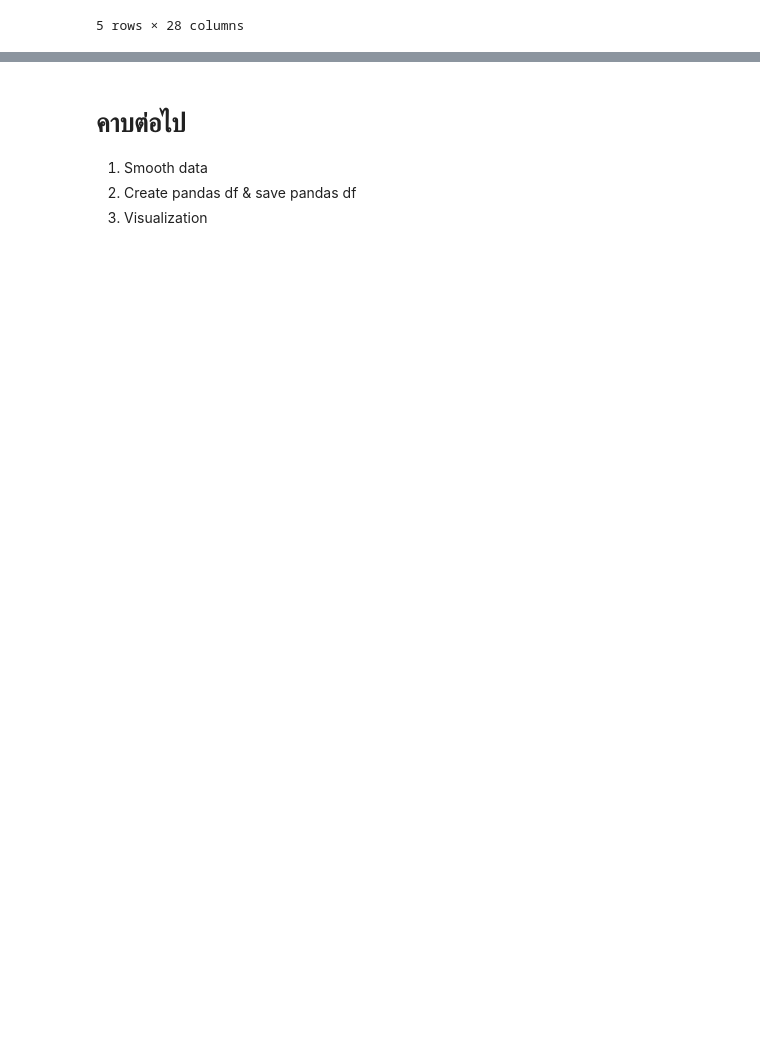
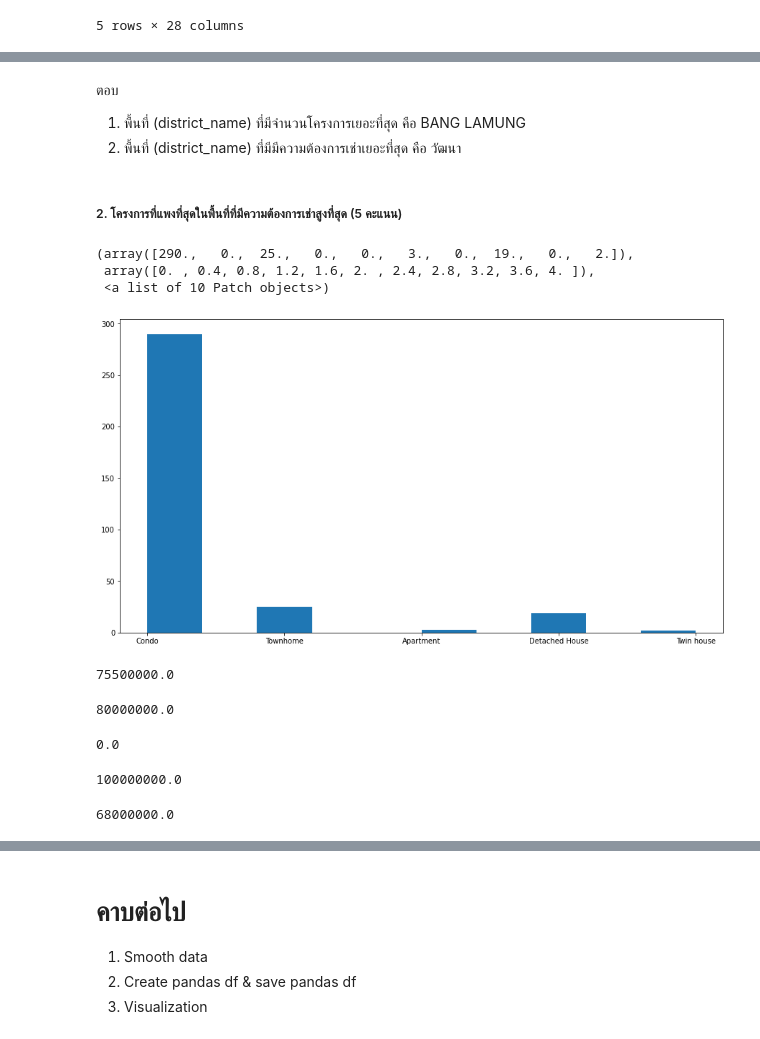
Before and after one commit to rattapornsupama/DPDM65, a Jupyter notebook: preprocessing.ipynb, the cells around one changed output, grey strips where cells are left out. Saved outputs shown, nothing was run; the diff lists cells and outputs as text; code cells hidden in the pictures; blank space fills up the shorter version.

```diff
--- a/preprocessing.ipynb
+++ b/preprocessing.ipynb
@@ -845,0 +916,2 @@ unit_df.head()
+# %%
+project_df['price_min'] = pd.to_numeric(project_df['price_min'],errors='coerce')
@@ -845,0 +975,35 @@ unit_df.head()
+# %% [markdown]
+ตอบ
+1. พื้นที่ (district_name) ที่มีจำนวนโครงการเยอะที่สุด คือ BANG LAMUNG
+2. พื้นที่ (district_name) ที่มีมีความต้องการเช่าเยอะที่สุด คือ วัฒนา
+# %% [markdown]
+##### 2. โครงการที่แพงที่สุดในพื้นที่ที่มีความต้องการเช่าสูงที่สุด (5 คะแนน)
+# %%
+project_dfwtn=project_df[project_df['district_name_th']=='วัฒนา']
+plt.figure(figsize=(15,8))                                               # ปรับขนาดภาพ
+plt.hist(project_dfwtn['propertytype_name_en'].dropna())
+# %% [output]
+(array([290.,   0.,  25.,   0.,   0.,   3.,   0.,  19.,   0.,   2.]),
+ array([0. , 0.4, 0.8, 1.2, 1.6, 2. , 2.4, 2.8, 3.2, 3.6, 4. ]),
+ <a list of 10 Patch objects>)
+[figure, added]
+# %%
+project_df[(project_df['district_name_th']=='วัฒนา')  & (project_df['propertytype_name_en']=='Condo')]['price_min'].max()
+# %% [output]
+75500000.0
+# %%
+project_df[(project_df['district_name_th']=='วัฒนา')  & (project_df['propertytype_name_en']=='Townhome')]['price_min'].max()
+# %% [output]
+80000000.0
+# %%
+project_df[(project_df['district_name_th']=='วัฒนา')  & (project_df['propertytype_name_en']=='Apartment')]['price_min'].max()
+# %% [output]
+0.0
+# %%
+project_df[(project_df['district_name_th']=='วัฒนา')  & (project_df['propertytype_name_en']=='Detached House')]['price_min'].max()
+# %% [output]
+100000000.0
+# %%
+project_df[(project_df['district_name_th']=='วัฒนา')  & (project_df['propertytype_name_en']=='Twin house')]['price_min'].max()
+# %% [output]
+68000000.0
```
Also changed, not shown: parts of 25 cells of this notebook.
